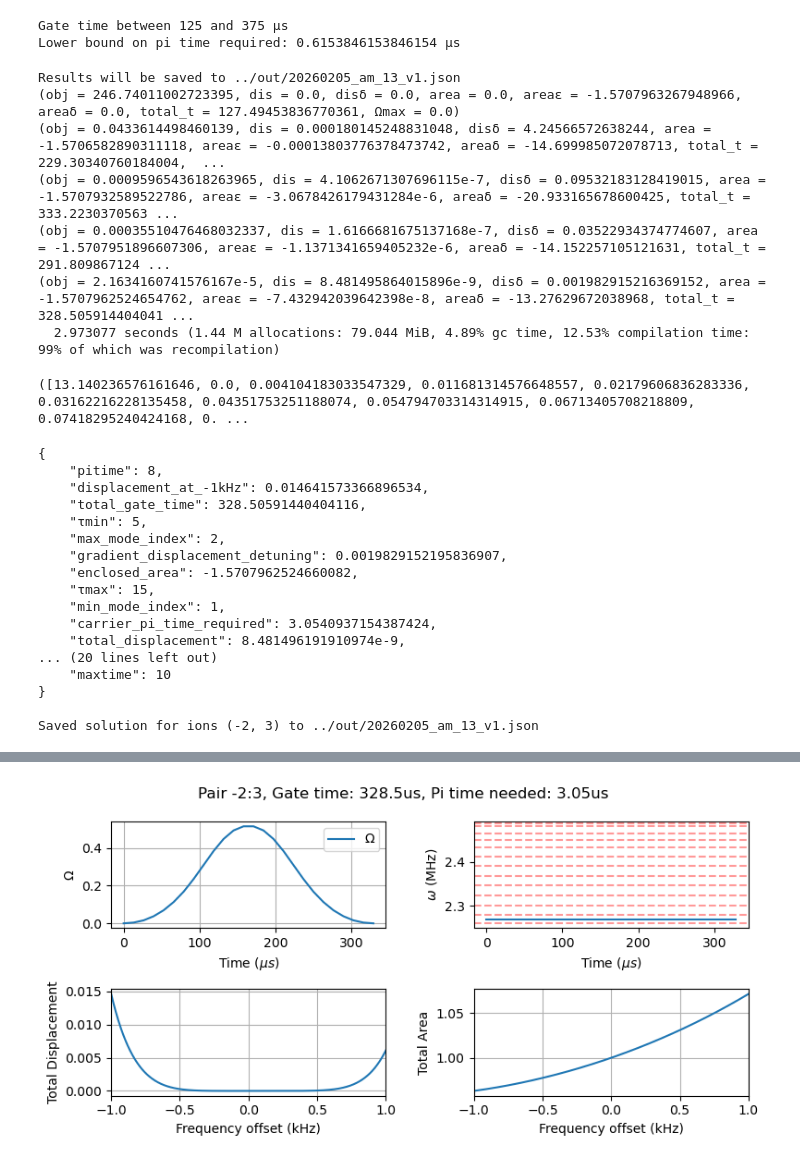
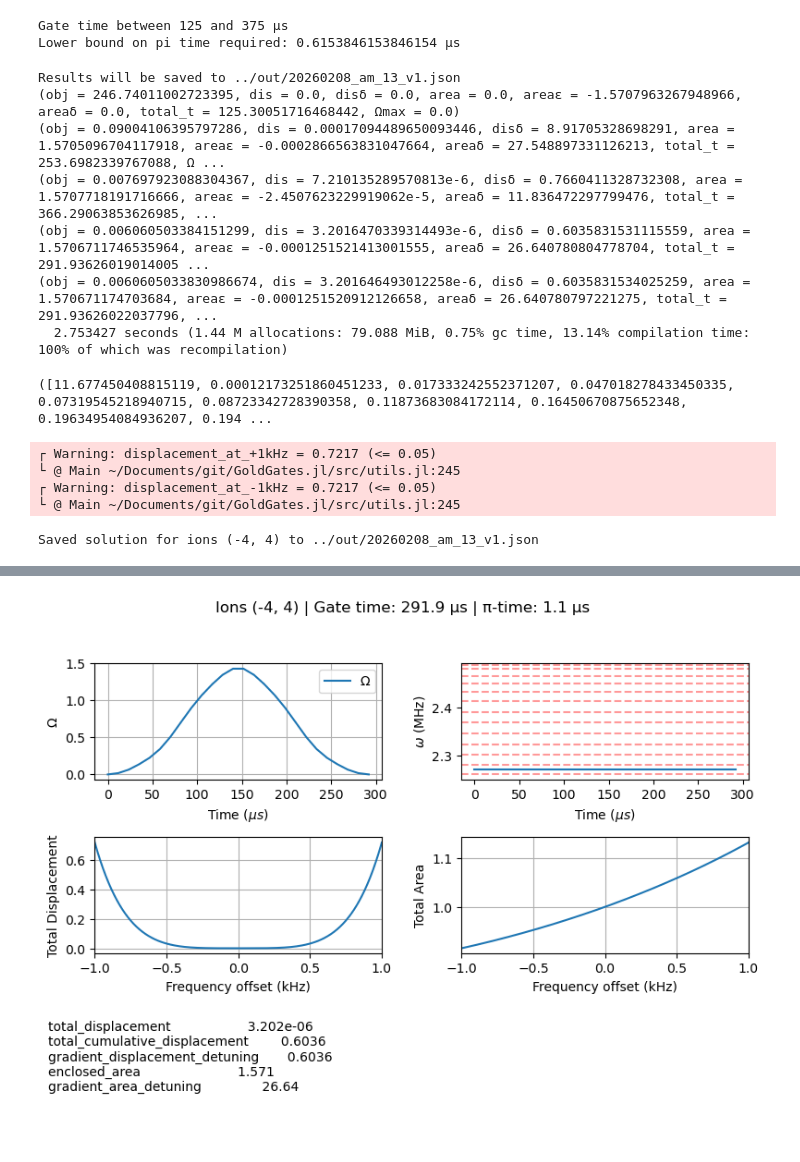
Before and after one commit to euriqa-brassboard/GoldGates.jl, a Jupyter notebook: notebooks/am_gates.ipynb, the cells around one changed output, grey strips where cells are left out. Cells and saved outputs as stored; diff of their text form; code cells hidden in the pictures; blank space fills up the shorter version.

Commit message:
added checks to verify gate solution

```diff
--- a/notebooks/am_gates.ipynb
+++ b/notebooks/am_gates.ipynb
@@ -1,6 +1,6 @@
 # %%
-ion1 = -2
-ion2 = 3
+ion1 = -4
+ion2 = 4
 nions = 13
 nseg = 25
 file_suffix = "v1"
@@ -44,35 +44,23 @@ println("Results will be saved to $out_file")
 
 best_params, best_obj = run_optimization!(opt, tracker, nlmodel)
 # %% [output]
-Results will be saved to ../out/20260205_am_13_v1.json
-(obj = 246.74011002723395, dis = 0.0, disδ = 0.0, area = 0.0, areaε = -1.5707963267948966, areaδ = 0.0, total_t = 127.49453836770361, Ωmax = 0.0)
-(obj = 0.0433614498460139, dis = 0.000180145248831048, disδ = 4.24566572638244, area = -1.5706582890311118, areaε = -0.00013803776378473742, areaδ = -14.699985072078713, total_t = 229.30340760184004,  ...
-(obj = 0.0009596543618263965, dis = 4.1062671307696115e-7, disδ = 0.09532183128419015, area = -1.5707932589522786, areaε = -3.0678426179431284e-6, areaδ = -20.933165678600425, total_t = 333.2230370563 ...
-(obj = 0.00035510476468032337, dis = 1.6166681675137168e-7, disδ = 0.03522934374774607, area = -1.5707951896607306, areaε = -1.1371341659405232e-6, areaδ = -14.152257105121631, total_t = 291.809867124 ...
-(obj = 2.1634160741576167e-5, dis = 8.481495864015896e-9, disδ = 0.001982915216369152, area = -1.5707962524654762, areaε = -7.432942039642398e-8, areaδ = -13.27629672038968, total_t = 328.505914404041 ...
-  2.973077 seconds (1.44 M allocations: 79.044 MiB, 4.89% gc time, 12.53% compilation time: 99% of which was recompilation)
+Results will be saved to ../out/20260208_am_13_v1.json
+(obj = 246.74011002723395, dis = 0.0, disδ = 0.0, area = 0.0, areaε = -1.5707963267948966, areaδ = 0.0, total_t = 125.30051716468442, Ωmax = 0.0)
+(obj = 0.09004106395797286, dis = 0.00017094489650093446, disδ = 8.91705328698291, area = 1.5705096704117918, areaε = -0.0002866563831047664, areaδ = 27.548897331126213, total_t = 253.6982339767088, Ω ...
+(obj = 0.007697923088304367, dis = 7.210135289570813e-6, disδ = 0.7660411328732308, area = 1.5707718191716666, areaε = -2.4507623229919062e-5, areaδ = 11.836472297799476, total_t = 366.29063853626985, ...
+(obj = 0.006060503384151299, dis = 3.2016470339314493e-6, disδ = 0.6035831531115559, area = 1.5706711746535964, areaε = -0.0001251521413001555, areaδ = 26.640780804778704, total_t = 291.93626019014005 ...
+(obj = 0.0060605033830986674, dis = 3.201646493012258e-6, disδ = 0.6035831534025259, area = 1.570671174703684, areaε = -0.0001251520912126658, areaδ = 26.640780797221275, total_t = 291.93626022037796, ...
+  2.753427 seconds (1.44 M allocations: 79.088 MiB, 0.75% gc time, 13.14% compilation time: 100% of which was recompilation)
-([13.140236576161646, 0.0, 0.004104183033547329, 0.011681314576648557, 0.02179606836283336, 0.03162216228135458, 0.04351753251188074, 0.054794703314314915, 0.06713405708218809, 0.07418295240424168, 0. ...
+([11.677450408815119, 0.00012173251860451233, 0.017333242552371207, 0.047018278433450335, 0.07319545218940715, 0.08723342728390358, 0.11873683084172114, 0.16450670875652348, 0.19634954084936207, 0.194 ...
 # %%
 # === Review results & save ===
 opt_raw_params, metadata = get_metadata_and_plot(nlmodel, best_params, nseg, sysparams, modes;
     ion1, ion2, pitime, τmin, τmax, maxtime, min_mode_index, max_mode_index)
-println(JSON.json(metadata, 4))
+verify_solution(metadata)
 save_am_solution(out_file, opt_raw_params, metadata, sysparams, ion1, ion2)
 # %% [output]
-{
-    "pitime": 8,
-    "displacement_at_-1kHz": 0.014641573366896534,
-    "total_gate_time": 328.50591440404116,
-    "τmin": 5,
-    "max_mode_index": 2,
-    "gradient_displacement_detuning": 0.0019829152195836907,
-    "enclosed_area": -1.5707962524660082,
-    "τmax": 15,
-    "min_mode_index": 1,
-    "carrier_pi_time_required": 3.0540937154387424,
-    "total_displacement": 8.481496191910974e-9,
-... (20 lines left out)
-    "maxtime": 10
-}
-
-Saved solution for ions (-2, 3) to ../out/20260205_am_13_v1.json
+┌ Warning: displacement_at_+1kHz = 0.7217 (<= 0.05)
+└ @ Main ~/Documents/git/GoldGates.jl/src/utils.jl:245
+┌ Warning: displacement_at_-1kHz = 0.7217 (<= 0.05)
+└ @ Main ~/Documents/git/GoldGates.jl/src/utils.jl:245
+Saved solution for ions (-4, 4) to ../out/20260208_am_13_v1.json
@@ -79 +73 @@ Saved solution for ions (-2, 3) to ../out/20260205_am_13_v1.json
-[figure, old version]
+[figure, new version]
```
Also changed, not shown: parts of 1 cell of this notebook, 2 other files.
